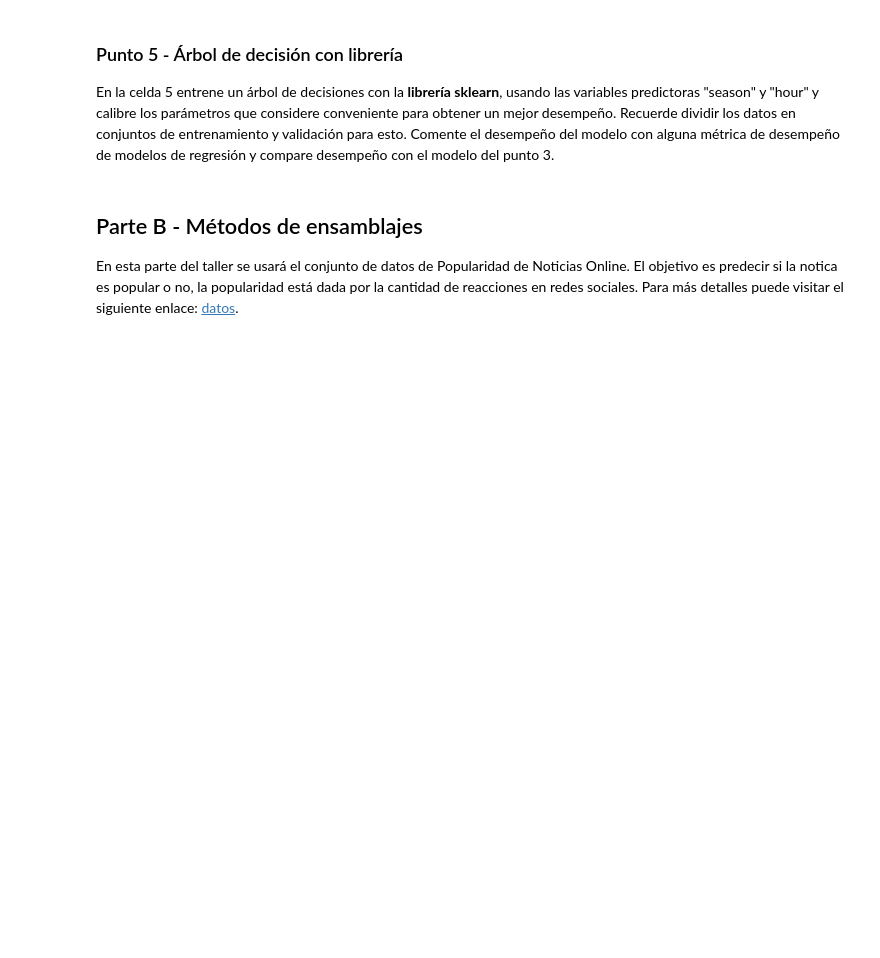
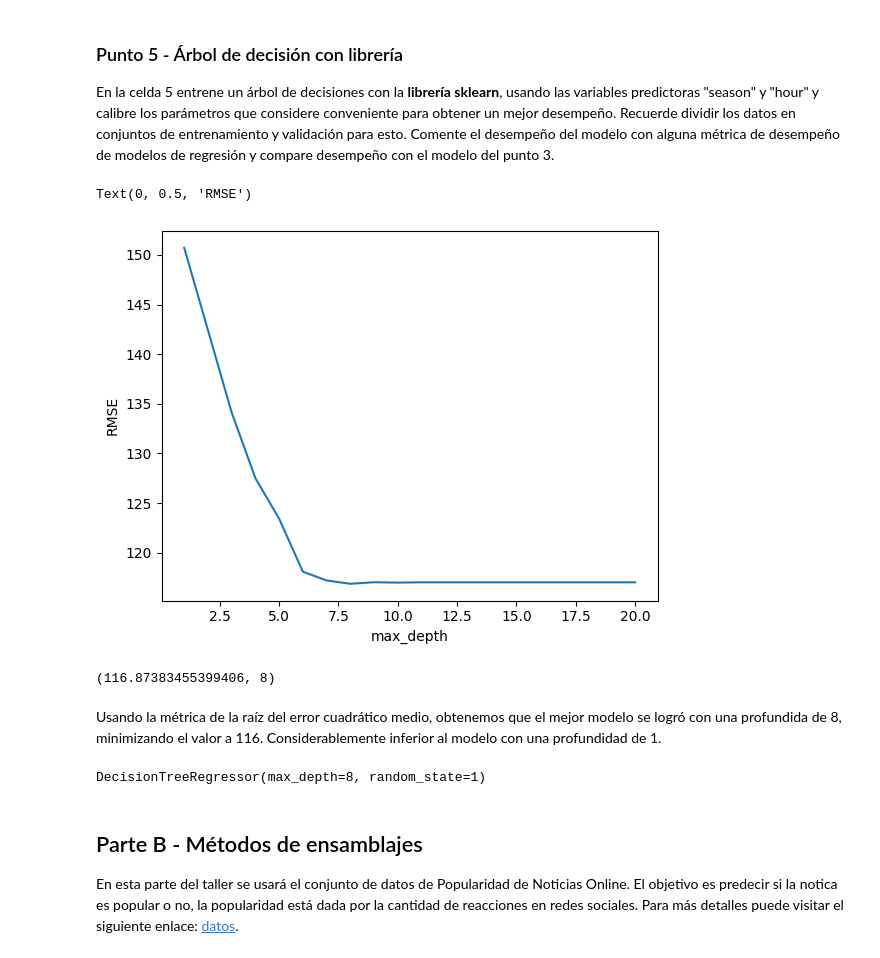
Before and after one commit to JuanD13Perez/MIAD, a Jupyter notebook: S1TC1_arboles_ensamblajes.ipynb, the cells around one changed output. Saved outputs shown, nothing was run; the diff lists cells and outputs as text; code cells hidden in the pictures; blank space fills up the shorter version.

```diff
--- a/S1TC1_arboles_ensamblajes.ipynb
+++ b/S1TC1_arboles_ensamblajes.ipynb
@@ -131,3 +245,46 @@ En la celda 5 entrene un árbol de decisiones con la **librería sklearn**, usan
+# %%
+# Celda 5
+X = bikes.loc[:, ['season', 'hour']]
+y = bikes.loc[:, 'total']
+
+from sklearn.model_selection import train_test_split
+X_train, X_test, y_train, y_test = train_test_split(X, y, test_size=0.33, random_state=42)
+
+# Lista de valores para calibrar el criterio de parada de máxima profundidad (max_depth)
+max_depth_range = range(1, 21)
+
+# Lista para guardar los valores del RMSE para cada valor de máxima profundidad (max_depth)
+accuracy_scores = []
+
+from sklearn.metrics import mean_squared_error
+
+# Loop para obtener el desempeño del modelo de acuerdo con la máxima profundidad
+for depth in max_depth_range:
+    # Definición del árbol de decisión usando DecisionTreeClassifier de la libreria sklearn
+    clf = DecisionTreeRegressor(max_depth=depth, random_state=1).fit(X_train, y_train)
+    y_pred = clf.predict(X_test)
+    accuracy_scores.append(np.sqrt(mean_squared_error(y_test, y_pred)))
+# %%
+plt.plot(max_depth_range, accuracy_scores)
+
+plt.xlabel('max_depth')
+plt.ylabel('RMSE')
+# %% [output]
+Text(0, 0.5, 'RMSE')
+[figure, added]
+# %%
+# Mejor accuracy (desempeño del modelo) y su correspondiente max_depth
+sorted(zip(accuracy_scores, max_depth_range))[0]
+# %% [output]
+(116.87383455399406, 8)
+# %% [markdown]
+Usando la métrica de la raíz del error cuadrático medio, obtenemos que el mejor modelo se logró con una profundida de 8, minimizando el valor a 116. Considerablemente inferior al modelo con una profundidad de 1.
+# %%
+# max_depth=8 fue el mejor, se ajusta un árbol usando este valor
+clf = DecisionTreeRegressor(max_depth=8, random_state=1)
+clf.fit(X, y)
+# %% [output]
+DecisionTreeRegressor(max_depth=8, random_state=1)
 # %% [markdown]
 ## Parte B - Métodos de ensamblajes
 En esta parte del taller se usará el conjunto de datos de Popularidad de Noticias Online. El objetivo es predecir si la notica es popular o no, la popularidad está dada por la cantidad de reacciones en redes sociales. Para más detalles puede visitar el siguiente enlace: [datos](https://archive.ics.uci.edu/ml/datasets/online+news+popularity).
```
Also changed, not shown: parts of 31 cells of this notebook, 2 other files.
